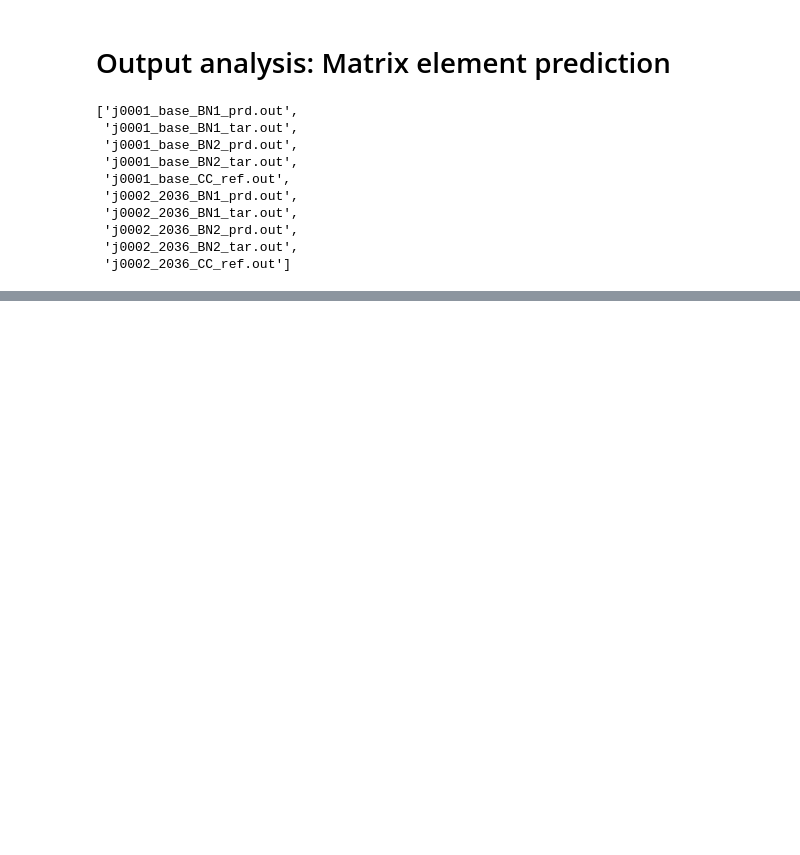
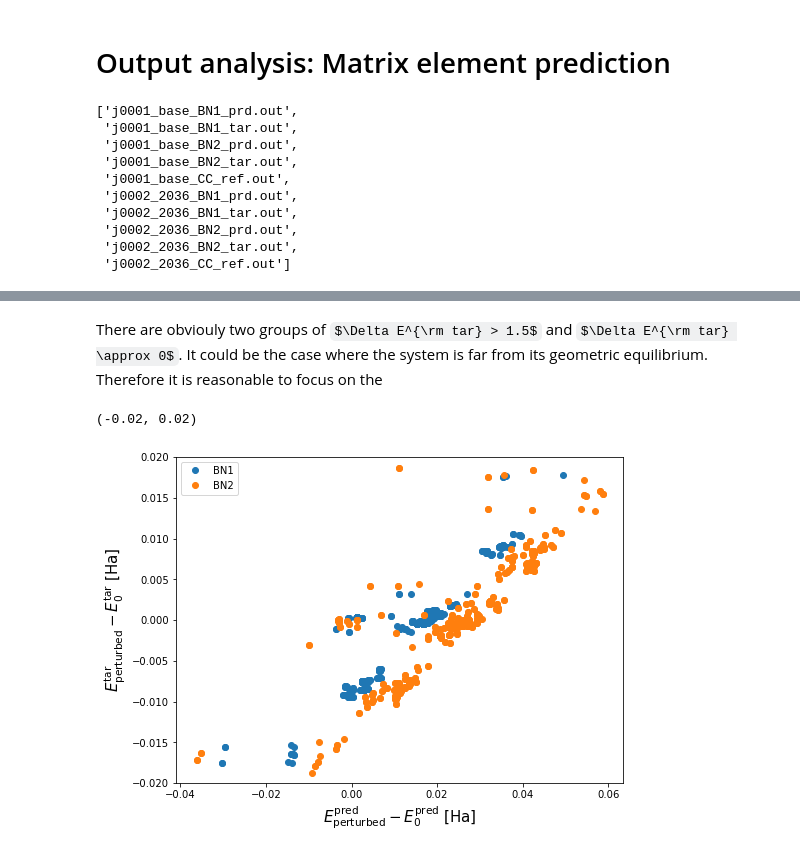
Before and after one commit to SamKChang/phononic_Tc_20170712, a Jupyter notebook: 01_finiteDifferenceTest/structure_test.ipynb, the cells around one changed output, grey strips where cells are left out. Drawn from its saved outputs; the diff is of its cells as text; code cells hidden in the pictures; some formulas as TeX source; blank space fills up the shorter version.

```diff
--- a/01_finiteDifferenceTest/structure_test.ipynb
+++ b/01_finiteDifferenceTest/structure_test.ipynb
@@ -299,0 +359,13 @@ plt.ylabel(r'$E_{\rm perturbed}^{\rm tar} - E_0^{\rm tar}$ [Ha]', fontsize=15)
+# %% [markdown]
+There are obviouly two groups of $\Delta E^{\rm tar} > 1.5$ and $\Delta E^{\rm tar} \approx 0$. It could be the case where the system is far from its geometric equilibrium. Therefore it is reasonable to focus on the
+# %%
+plt.figure(figsize=(8,6))
+plt.plot(dE_BN1_prd, dE_BN1_tar, ls='', marker='o', label='BN1')
+plt.plot(dE_BN2_prd, dE_BN2_tar, ls='', marker='o', label='BN2')
+plt.legend(loc=2)
+plt.xlabel(r'$E_{\rm perturbed}^{\rm pred} - E_0^{\rm pred}$ [Ha]', fontsize=15)
+plt.ylabel(r'$E_{\rm perturbed}^{\rm tar} - E_0^{\rm tar}$ [Ha]', fontsize=15)
+plt.ylim(-0.02,0.02)
+# %% [output]
+(-0.02, 0.02)
+[figure, added]
```
Also changed, not shown: parts of 20 cells of this notebook.
